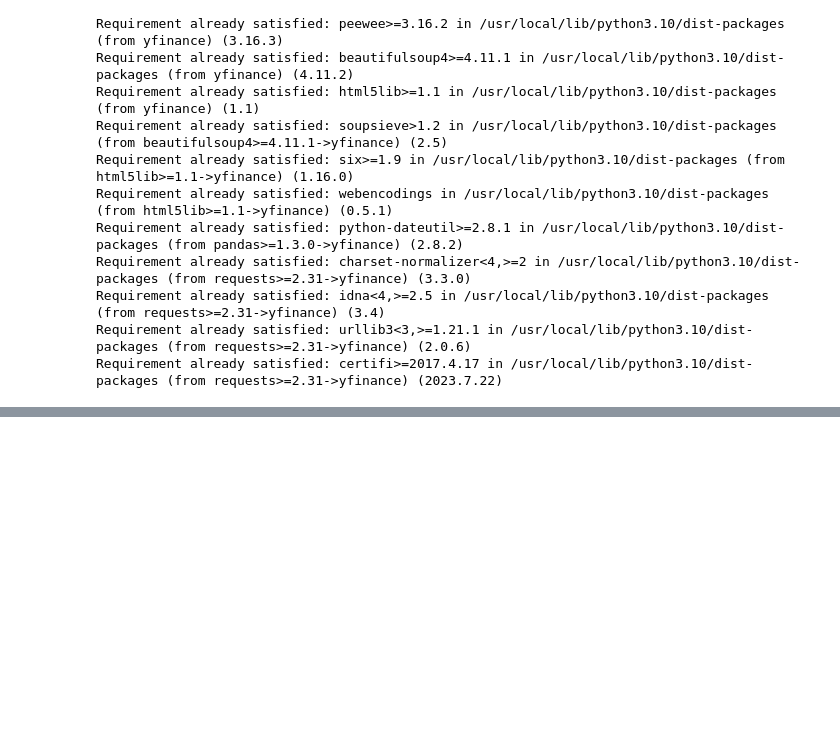
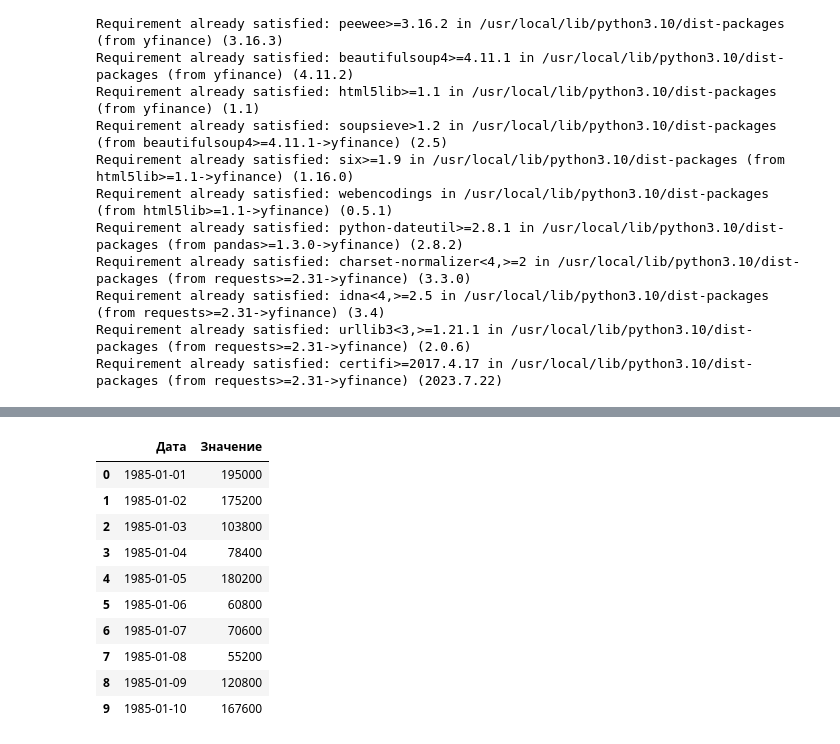
Before and after one commit to MariyaYu/Lesson_1, a Jupyter notebook: Untitled17.ipynb, the cells around one changed output, grey strips where cells are left out. Cells and saved outputs as stored; diff of their text form; code cells hidden in the pictures; blank space fills up the shorter version.

```diff
--- a/Untitled17.ipynb
+++ b/Untitled17.ipynb
@@ -207 +209,18 @@ yf.download(tickers="ESP", period="756mo", interval="1mo", group_by='column')
+# %%
+data = {'Дата': pd.date_range(start='1985-01-01', periods=10, freq='D'), 'Значение': [195000, 175200, 103800, 78400, 180200, 60800, 70600, 55200, 120800, 167600]}
+df = pd.DataFrame(data)
+# %%
+df
+# %% [output]
+|  | Дата | Значение |
+| 0 | 1985-01-01 | 195000 |
+| 1 | 1985-01-02 | 175200 |
+| 2 | 1985-01-03 | 103800 |
+| 3 | 1985-01-04 | 78400 |
+| 4 | 1985-01-05 | 180200 |
+| 5 | 1985-01-06 | 60800 |
+| 6 | 1985-01-07 | 70600 |
+| 7 | 1985-01-08 | 55200 |
+| 8 | 1985-01-09 | 120800 |
+| 9 | 1985-01-10 | 167600 |
 # %%
```
Also changed, not shown: parts of 6 cells of this notebook.
